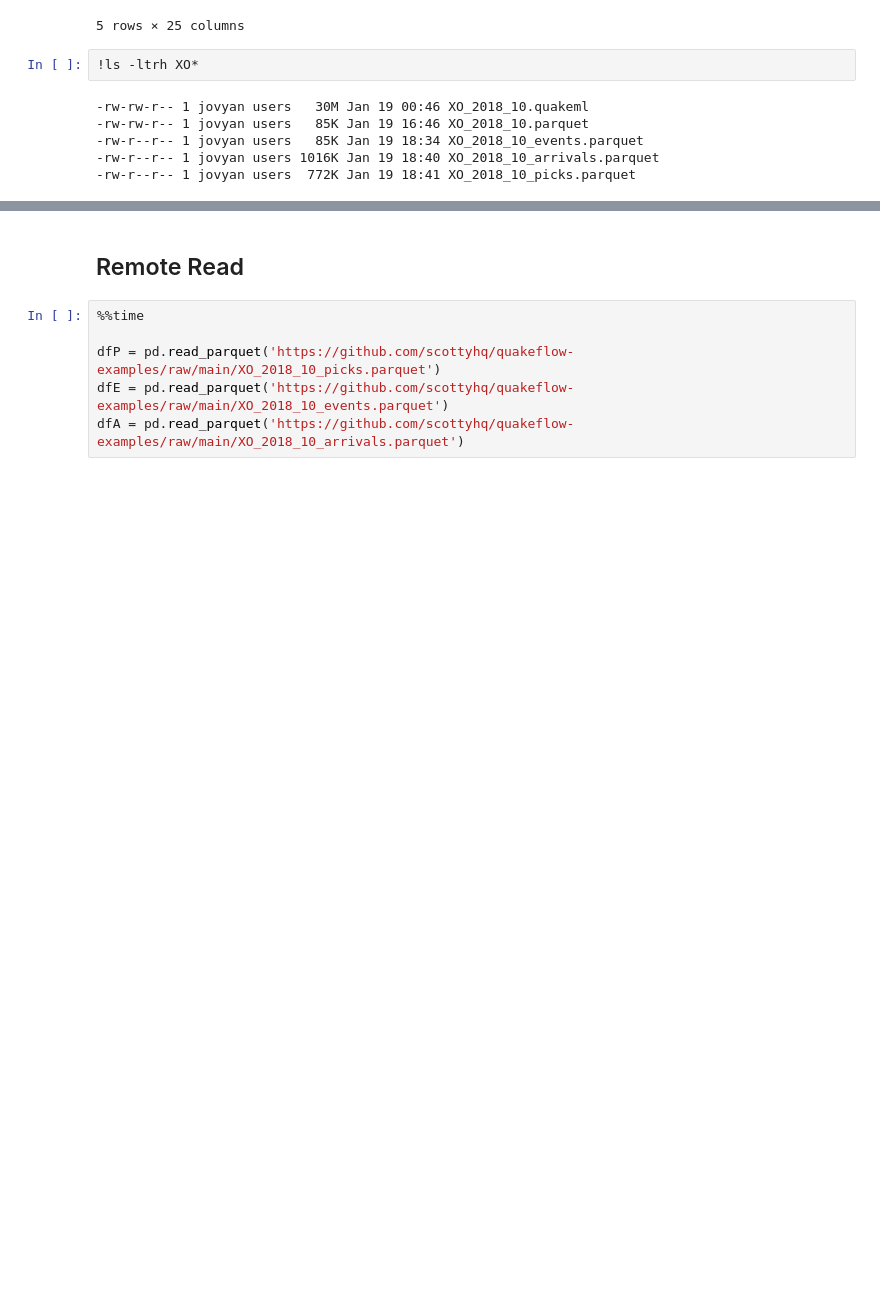
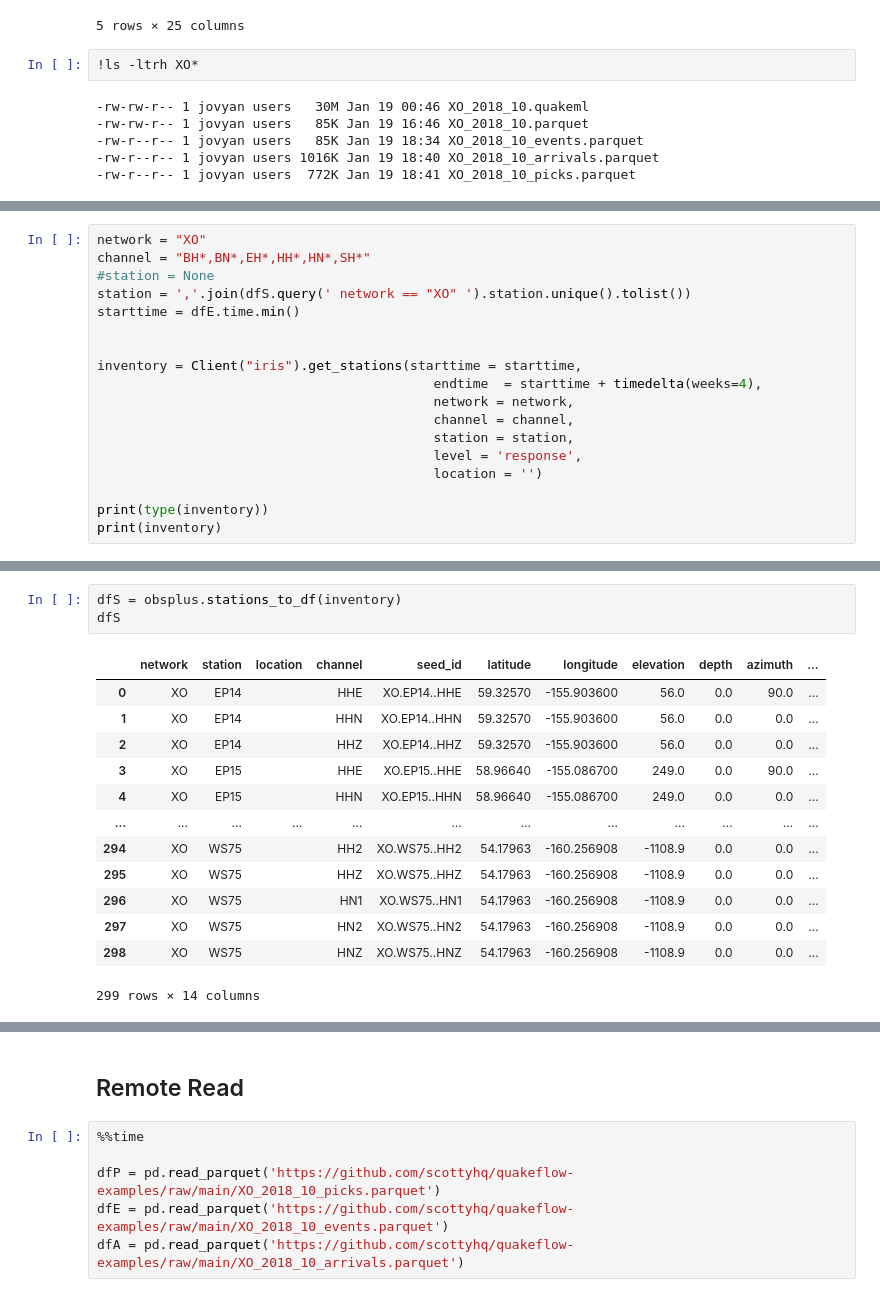
Before and after one commit to scottyhq/quakeflow-examples, a Jupyter notebook: inventory-parquet.ipynb, the cells around one changed output, grey strips where cells are left out. Saved outputs shown, nothing was run; the diff lists cells and outputs as text; blank space fills up the shorter version.

```diff
--- a/inventory-parquet.ipynb
+++ b/inventory-parquet.ipynb
@@ -212,0 +247,18 @@ df.head()
+# %%
+network = "XO"
+channel = "BH*,BN*,EH*,HH*,HN*,SH*"
+#station = None
+station = ','.join(dfS.query(' network == "XO" ').station.unique().tolist())
+starttime = dfE.time.min()
+
+
+inventory = Client("iris").get_stations(starttime = starttime,
+                                           endtime  = starttime + timedelta(weeks=4),
+                                           network = network,
+                                           channel = channel,
+                                           station = station,
+                                           level = 'response',
+                                           location = '')
+
+print(type(inventory))
+print(inventory)
@@ -212,0 +283,17 @@ df.head()
+# %%
+dfS = obsplus.stations_to_df(inventory)
+dfS
+# %% [output]
+|  | network | station | location | channel | seed_id | latitude | longitude | elevation | depth | azimuth | ... |
+| 0 | XO | EP14 |  | HHE | XO.EP14..HHE | 59.32570 | -155.903600 | 56.0 | 0.0 | 90.0 | ... |
+| 1 | XO | EP14 |  | HHN | XO.EP14..HHN | 59.32570 | -155.903600 | 56.0 | 0.0 | 0.0 | ... |
+| 2 | XO | EP14 |  | HHZ | XO.EP14..HHZ | 59.32570 | -155.903600 | 56.0 | 0.0 | 0.0 | ... |
+| 3 | XO | EP15 |  | HHE | XO.EP15..HHE | 58.96640 | -155.086700 | 249.0 | 0.0 | 90.0 | ... |
+| 4 | XO | EP15 |  | HHN | XO.EP15..HHN | 58.96640 | -155.086700 | 249.0 | 0.0 | 0.0 | ... |
+| ... | ... | ... | ... | ... | ... | ... | ... | ... | ... | ... | ... |
+| 294 | XO | WS75 |  | HH2 | XO.WS75..HH2 | 54.17963 | -160.256908 | -1108.9 | 0.0 | 0.0 | ... |
+| 295 | XO | WS75 |  | HHZ | XO.WS75..HHZ | 54.17963 | -160.256908 | -1108.9 | 0.0 | 0.0 | ... |
+| 296 | XO | WS75 |  | HN1 | XO.WS75..HN1 | 54.17963 | -160.256908 | -1108.9 | 0.0 | 0.0 | ... |
+| 297 | XO | WS75 |  | HN2 | XO.WS75..HN2 | 54.17963 | -160.256908 | -1108.9 | 0.0 | 0.0 | ... |
+| 298 | XO | WS75 |  | HNZ | XO.WS75..HNZ | 54.17963 | -160.256908 | -1108.9 | 0.0 | 0.0 | ... |
+299 rows × 14 columns
```
Also changed, not shown: parts of 21 cells of this notebook, 1 other file.
